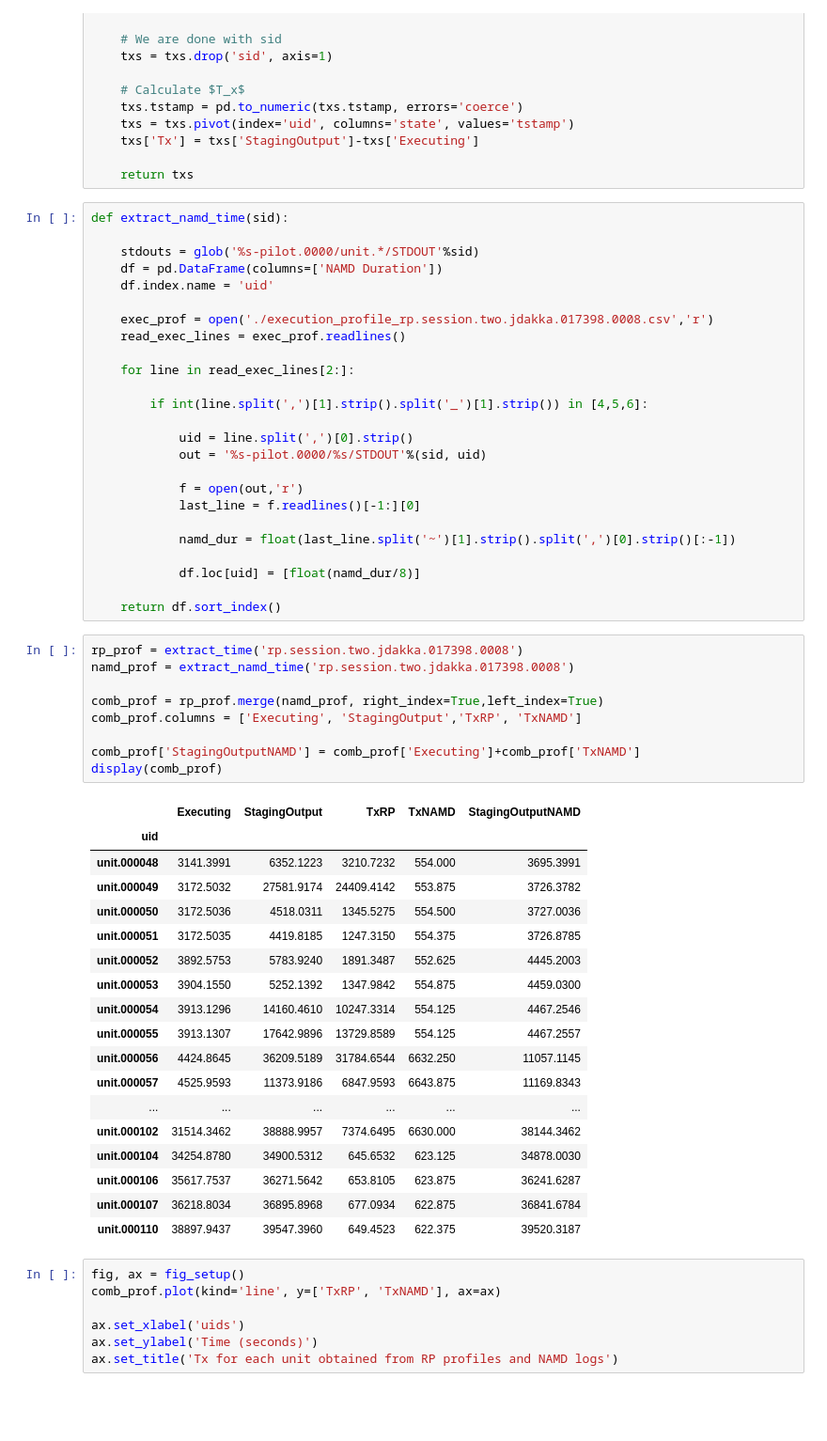
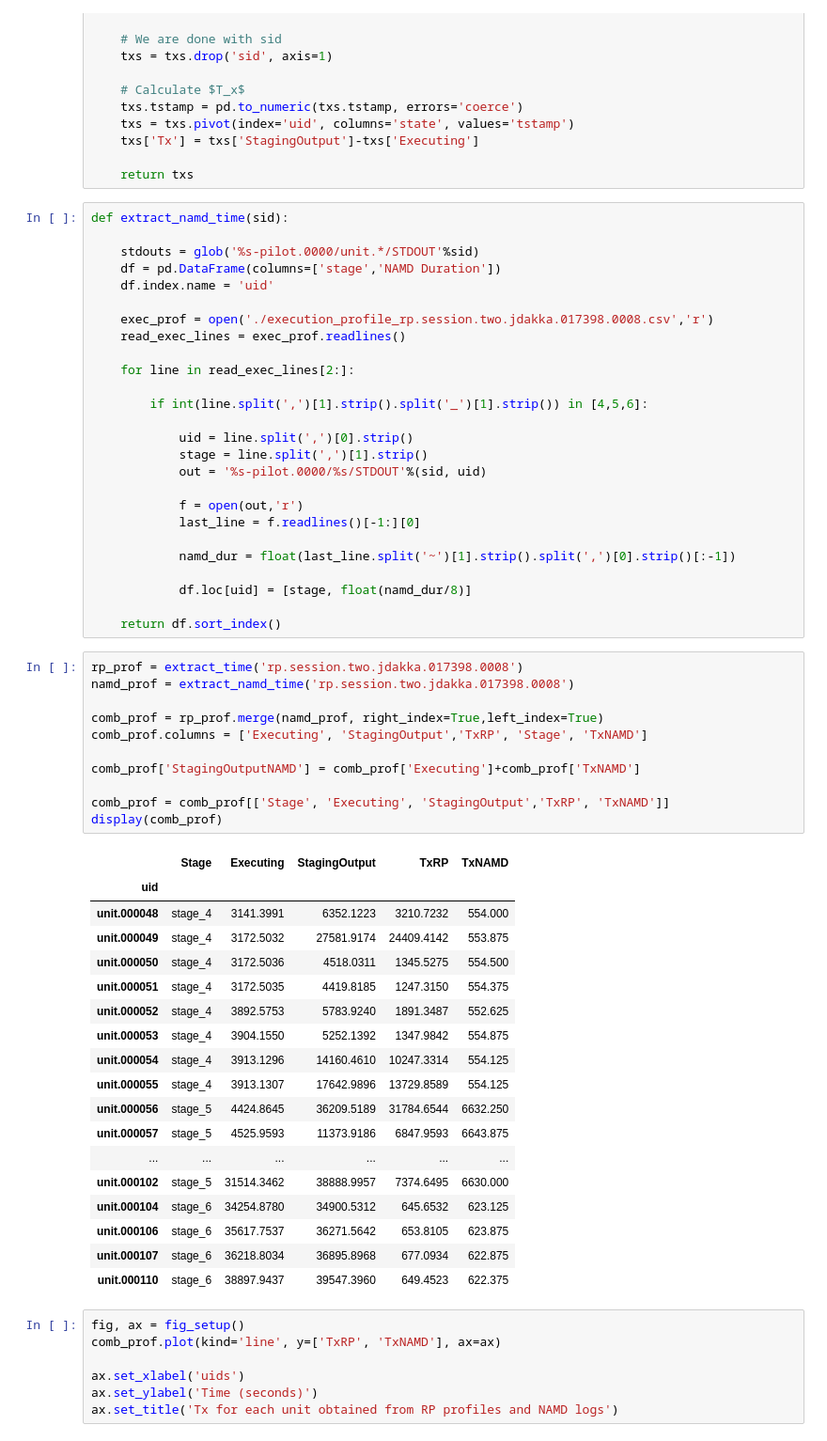
Before and after one commit to radical-experiments/htbac-experiments, a Jupyter notebook: weak_scaling_namd_entk4/null-ws-128cores-trial1/calculate_timestamps_and_tx.ipynb, the cells around one changed output. Shown: that part at 94% size. Saved outputs shown, nothing was run; the diff lists cells and outputs as text; blank space fills up the shorter version.

Commit message:
adding stage column to df

```diff
--- a/weak_scaling_namd_entk4/null-ws-128cores-trial1/calculate_timestamps_and_tx.ipynb
+++ b/weak_scaling_namd_entk4/null-ws-128cores-trial1/calculate_timestamps_and_tx.ipynb
@@ -146,7 +146,7 @@ def extract_time(sid):
 def extract_namd_time(sid):
 
     stdouts = glob('%s-pilot.0000/unit.*/STDOUT'%sid)
-    df = pd.DataFrame(columns=['NAMD Duration'])
+    df = pd.DataFrame(columns=['stage','NAMD Duration'])
     df.index.name = 'uid'
 
     exec_prof = open('./execution_profile_rp.session.two.jdakka.017398.0008.csv','r')
@@ -157,6 +157,7 @@ def extract_namd_time(sid):
         if int(line.split(',')[1].strip().split('_')[1].strip()) in [4,5,6]:
 
             uid = line.split(',')[0].strip()
+            stage = line.split(',')[1].strip()
             out = '%s-pilot.0000/%s/STDOUT'%(sid, uid)
 
             f = open(out,'r')
@@ -164,37 +165,39 @@ def extract_namd_time(sid):
 
             namd_dur = float(last_line.split('~')[1].strip().split(',')[0].strip()[:-1])
 
-            df.loc[uid] = [float(namd_dur/8)]
+            df.loc[uid] = [stage, float(namd_dur/8)]
 
     return df.sort_index()
 # %%
 rp_prof = extract_time('rp.session.two.jdakka.017398.0008')
 namd_prof = extract_namd_time('rp.session.two.jdakka.017398.0008')
 
 comb_prof = rp_prof.merge(namd_prof, right_index=True,left_index=True)
-comb_prof.columns = ['Executing', 'StagingOutput','TxRP', 'TxNAMD']
+comb_prof.columns = ['Executing', 'StagingOutput','TxRP', 'Stage', 'TxNAMD']
 
 comb_prof['StagingOutputNAMD'] = comb_prof['Executing']+comb_prof['TxNAMD']
+
+comb_prof = comb_prof[['Stage', 'Executing', 'StagingOutput','TxRP', 'TxNAMD']]
 display(comb_prof)
 # %% [output]
-|  | Executing | StagingOutput | TxRP | TxNAMD | StagingOutputNAMD |
+|  | Stage | Executing | StagingOutput | TxRP | TxNAMD |
 | uid |  |  |  |  |  |
-| unit.000048 | 3141.3991 | 6352.1223 | 3210.7232 | 554.000 | 3695.3991 |
-| unit.000049 | 3172.5032 | 27581.9174 | 24409.4142 | 553.875 | 3726.3782 |
-| unit.000050 | 3172.5036 | 4518.0311 | 1345.5275 | 554.500 | 3727.0036 |
-| unit.000051 | 3172.5035 | 4419.8185 | 1247.3150 | 554.375 | 3726.8785 |
-| unit.000052 | 3892.5753 | 5783.9240 | 1891.3487 | 552.625 | 4445.2003 |
-| unit.000053 | 3904.1550 | 5252.1392 | 1347.9842 | 554.875 | 4459.0300 |
-| unit.000054 | 3913.1296 | 14160.4610 | 10247.3314 | 554.125 | 4467.2546 |
-| unit.000055 | 3913.1307 | 17642.9896 | 13729.8589 | 554.125 | 4467.2557 |
-| unit.000056 | 4424.8645 | 36209.5189 | 31784.6544 | 6632.250 | 11057.1145 |
-| unit.000057 | 4525.9593 | 11373.9186 | 6847.9593 | 6643.875 | 11169.8343 |
+| unit.000048 | stage_4 | 3141.3991 | 6352.1223 | 3210.7232 | 554.000 |
+| unit.000049 | stage_4 | 3172.5032 | 27581.9174 | 24409.4142 | 553.875 |
+| unit.000050 | stage_4 | 3172.5036 | 4518.0311 | 1345.5275 | 554.500 |
+| unit.000051 | stage_4 | 3172.5035 | 4419.8185 | 1247.3150 | 554.375 |
+| unit.000052 | stage_4 | 3892.5753 | 5783.9240 | 1891.3487 | 552.625 |
+| unit.000053 | stage_4 | 3904.1550 | 5252.1392 | 1347.9842 | 554.875 |
+| unit.000054 | stage_4 | 3913.1296 | 14160.4610 | 10247.3314 | 554.125 |
+| unit.000055 | stage_4 | 3913.1307 | 17642.9896 | 13729.8589 | 554.125 |
+| unit.000056 | stage_5 | 4424.8645 | 36209.5189 | 31784.6544 | 6632.250 |
+| unit.000057 | stage_5 | 4525.9593 | 11373.9186 | 6847.9593 | 6643.875 |
 | ... | ... | ... | ... | ... | ... |
-| unit.000102 | 31514.3462 | 38888.9957 | 7374.6495 | 6630.000 | 38144.3462 |
-| unit.000104 | 34254.8780 | 34900.5312 | 645.6532 | 623.125 | 34878.0030 |
-| unit.000106 | 35617.7537 | 36271.5642 | 653.8105 | 623.875 | 36241.6287 |
-| unit.000107 | 36218.8034 | 36895.8968 | 677.0934 | 622.875 | 36841.6784 |
-| unit.000110 | 38897.9437 | 39547.3960 | 649.4523 | 622.375 | 39520.3187 |
+| unit.000102 | stage_5 | 31514.3462 | 38888.9957 | 7374.6495 | 6630.000 |
+| unit.000104 | stage_6 | 34254.8780 | 34900.5312 | 645.6532 | 623.125 |
+| unit.000106 | stage_6 | 35617.7537 | 36271.5642 | 653.8105 | 623.875 |
+| unit.000107 | stage_6 | 36218.8034 | 36895.8968 | 677.0934 | 622.875 |
+| unit.000110 | stage_6 | 38897.9437 | 39547.3960 | 649.4523 | 622.375 |
 # %%
 fig, ax = fig_setup()
 comb_prof.plot(kind='line', y=['TxRP', 'TxNAMD'], ax=ax)
```
